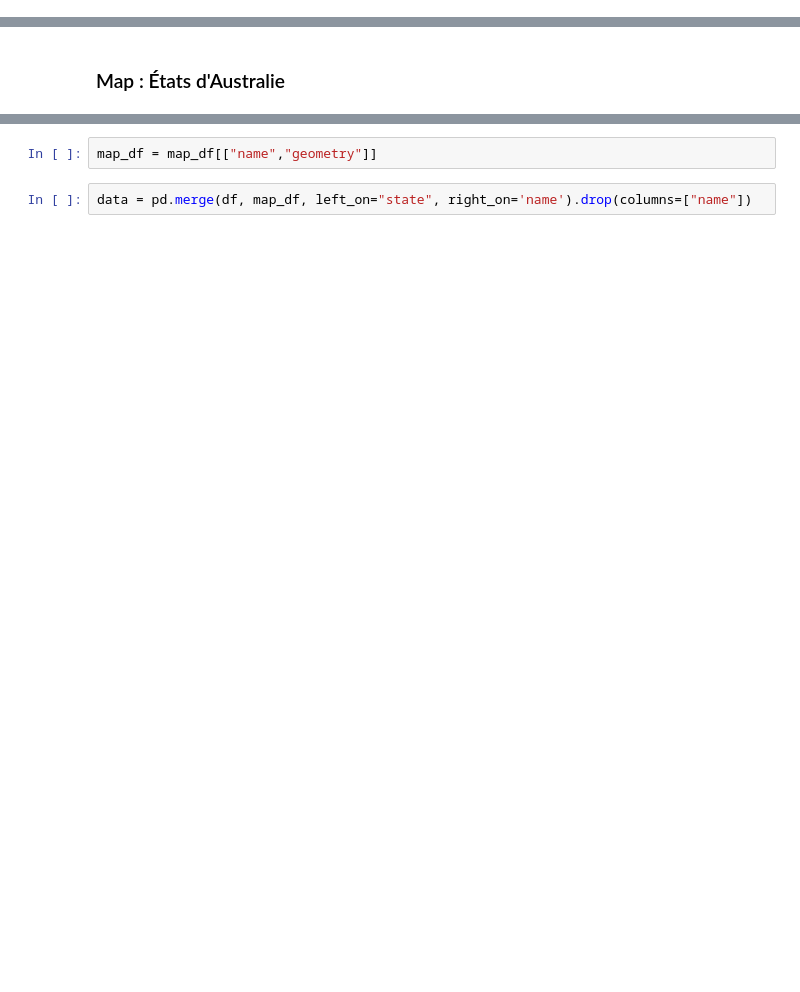
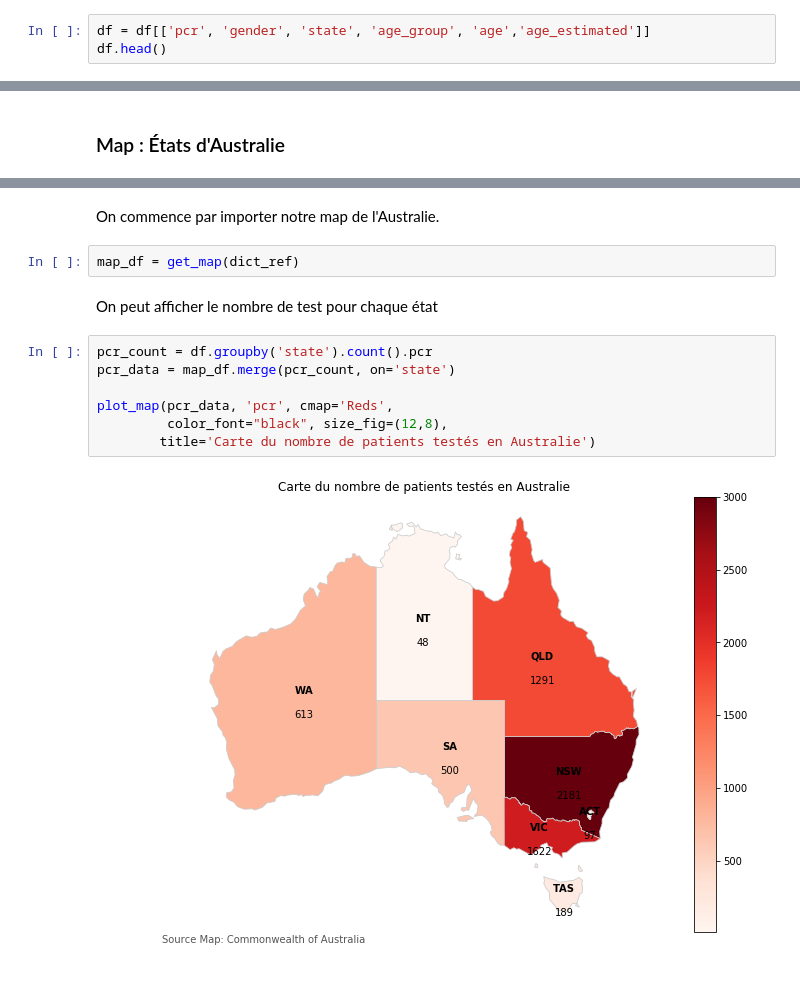
Before and after one commit to titigmr/Test-INRIA-APHP, a Jupyter notebook: data_analysis.ipynb, the cells around one changed output, grey strips where cells are left out. Drawn from its saved outputs; the diff is of its cells as text; blank space fills up the shorter version.

```diff
--- a/data_analysis.ipynb
+++ b/data_analysis.ipynb
@@ -145,0 +165,3 @@ df.shape[0] - sum(df.state_by_pc == df.state)
+# %%
+df = df[['pcr', 'gender', 'state', 'age_group', 'age','age_estimated']]
+df.head()
@@ -165,4 +181,15 @@ TypeError: object of type 'float' has no len()
-# %%
-map_df = map_df[["name","geometry"]]
-# %%
-data = pd.merge(df, map_df, left_on="state", right_on='name').drop(columns=["name"])
+# %% [markdown]
+On commence par importer notre map de l'Australie.
+# %%
+map_df = get_map(dict_ref)
+# %% [markdown]
+On peut afficher le nombre de test pour chaque état
+# %%
+pcr_count = df.groupby('state').count().pcr
+pcr_data = map_df.merge(pcr_count, on='state')
+
+plot_map(pcr_data, 'pcr', cmap='Reds',
+         color_font="black", size_fig=(12,8),
+        title='Carte du nombre de patients testés en Australie')
+# %% [output]
+[figure, added]
```
Also changed, not shown: parts of 18 cells of this notebook, 5 other files.
